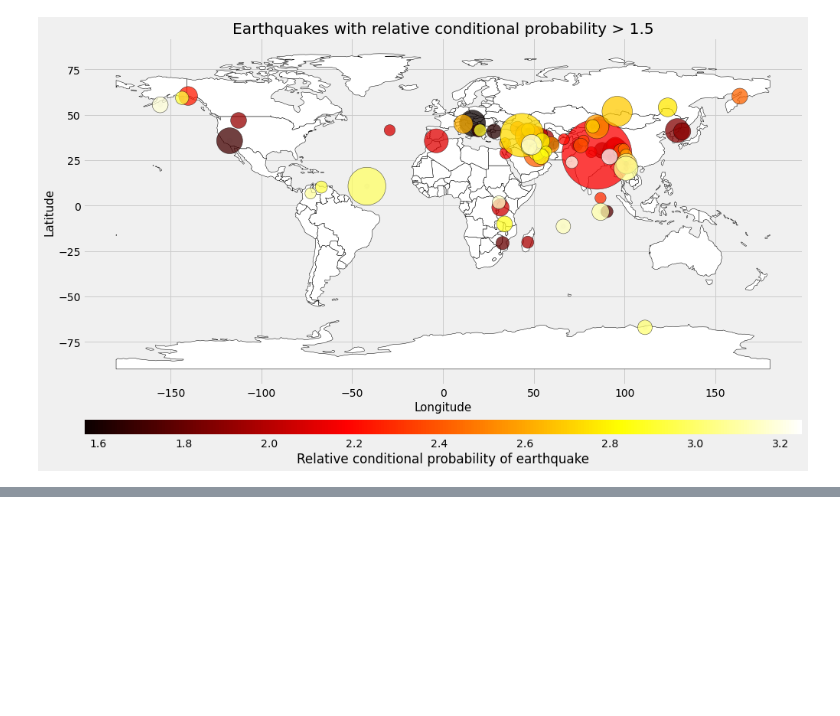
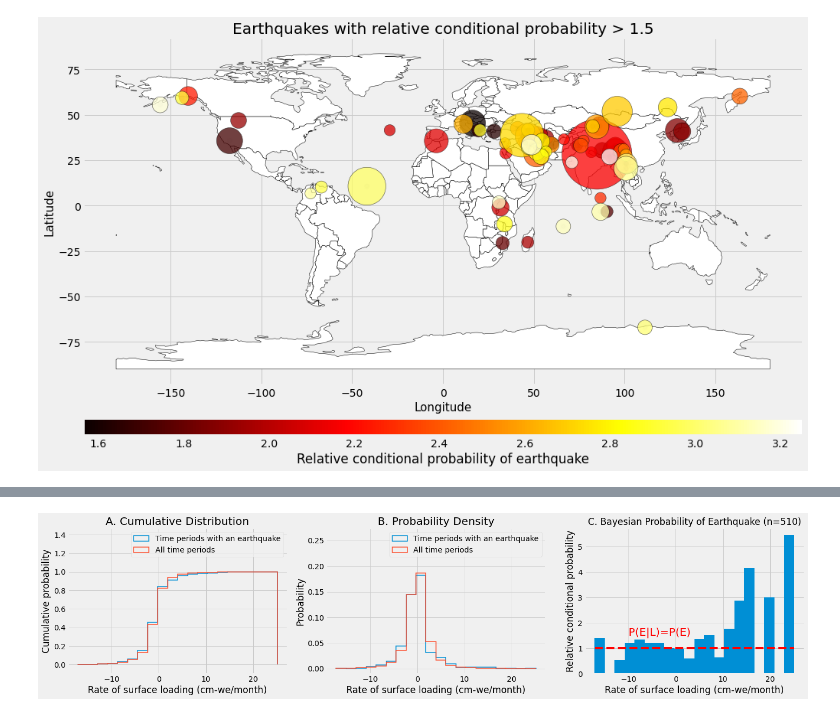
Before and after one commit to epic-research-group/surface-load-quakes, a Jupyter notebook: surface-load-mainshocks.ipynb, the cells around one changed output, grey strips where cells are left out. Saved outputs shown, nothing was run; the diff lists cells and outputs as text; code cells hidden in the pictures; blank space fills up the shorter version.

```diff
--- a/surface-load-mainshocks.ipynb
+++ b/surface-load-mainshocks.ipynb
@@ -211,3 +270,4 @@ np.nanmedian(np.array(ds['loading_rate'].data.flatten()))
 # %%
-loadquakes.plot_hist_rate(ds['loading_rate'].data.flatten(),
-                          mainshock.loading_rate, ax1, ax2, "test","test")
+set_of_figures_rate(ds['loading_rate'].data.flatten(), mainshock.loading_rate)
+# %% [output]
+[figure, added]
```
Also changed, not shown: parts of 28 cells of this notebook.
